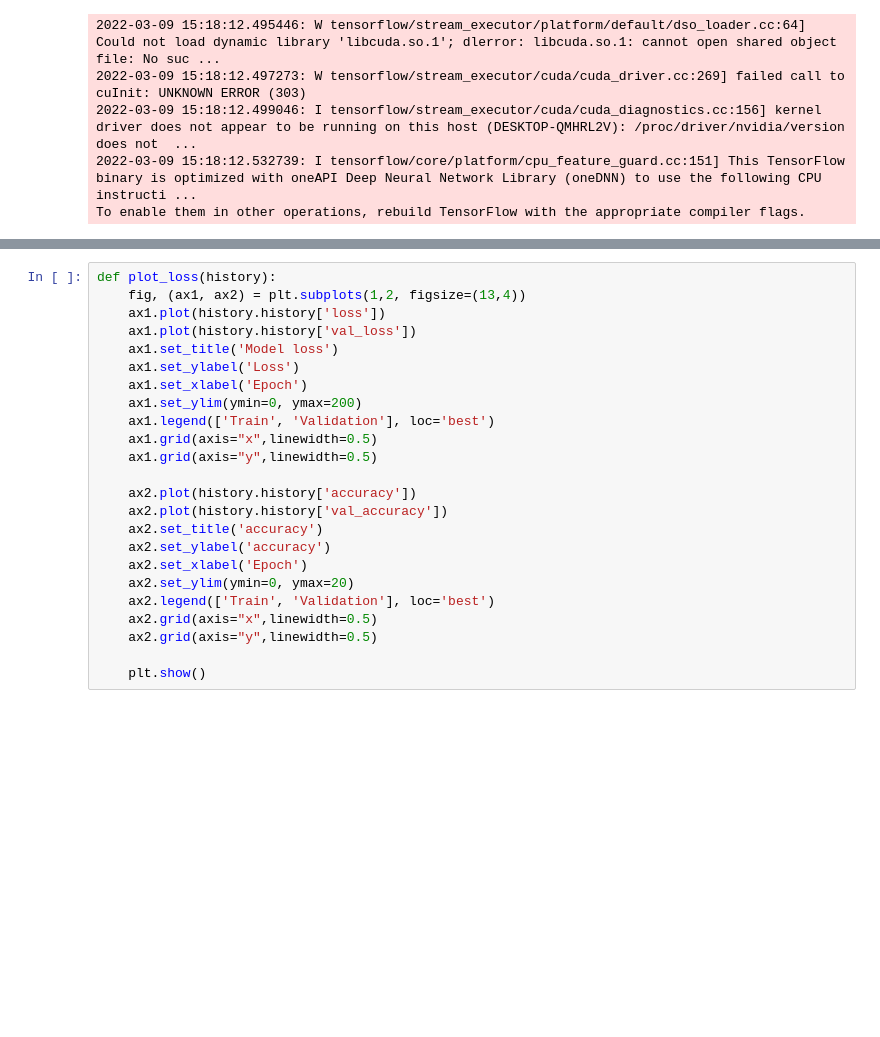
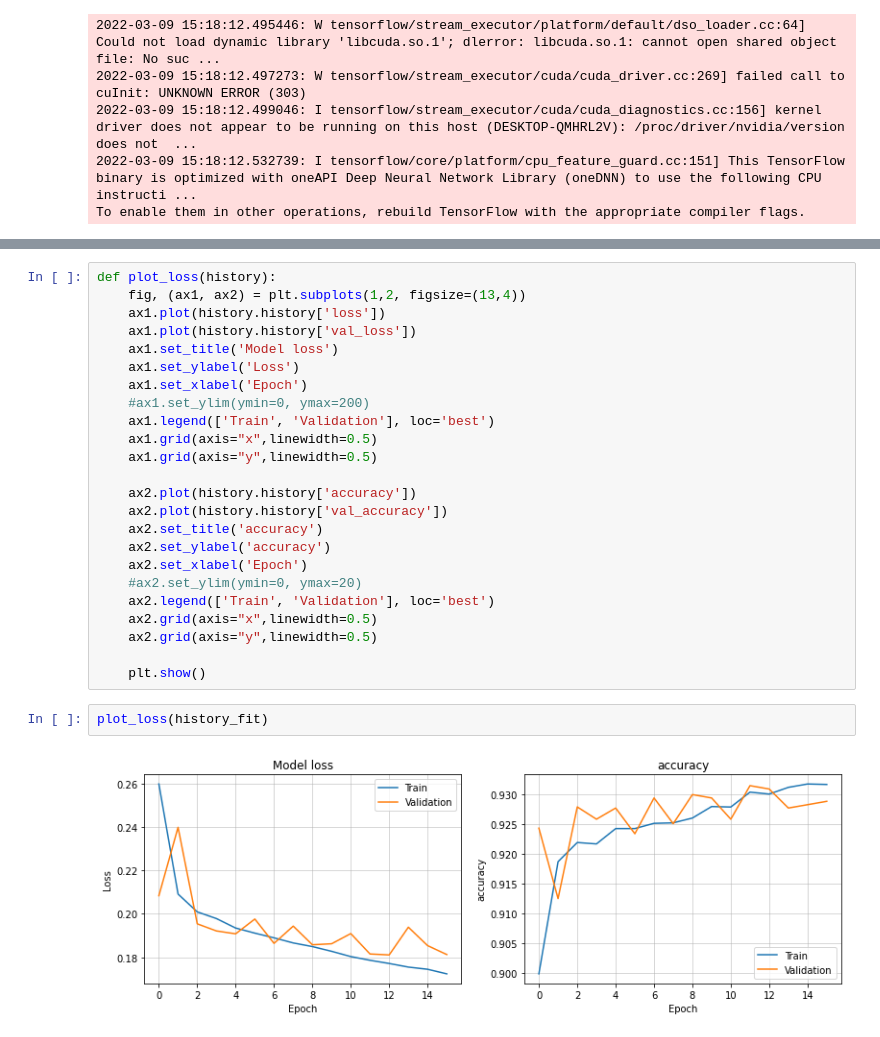
Before and after one commit to JoacoSoulez/Smart-Detector-of-Depressive-Disorder, a Jupyter notebook: notebooks/rnn_word2vec_without_core_words.ipynb, the cells around one changed output, grey strips where cells are left out. Saved outputs shown, nothing was run; the diff lists cells and outputs as text; blank space fills up the shorter version.

```diff
--- a/notebooks/rnn_word2vec_without_core_words.ipynb
+++ b/notebooks/rnn_word2vec_without_core_words.ipynb
@@ -175,7 +186,7 @@ def plot_loss(history):
     ax1.set_title('Model loss')
     ax1.set_ylabel('Loss')
     ax1.set_xlabel('Epoch')
-    ax1.set_ylim(ymin=0, ymax=200)
+    #ax1.set_ylim(ymin=0, ymax=200)
     ax1.legend(['Train', 'Validation'], loc='best')
     ax1.grid(axis="x",linewidth=0.5)
     ax1.grid(axis="y",linewidth=0.5)
@@ -185,9 +196,13 @@ def plot_loss(history):
     ax2.set_title('accuracy')
     ax2.set_ylabel('accuracy')
     ax2.set_xlabel('Epoch')
-    ax2.set_ylim(ymin=0, ymax=20)
+    #ax2.set_ylim(ymin=0, ymax=20)
     ax2.legend(['Train', 'Validation'], loc='best')
     ax2.grid(axis="x",linewidth=0.5)
     ax2.grid(axis="y",linewidth=0.5)
 
     plt.show()
+# %%
+plot_loss(history_fit)
+# %% [output]
+[figure, added]
```
Also changed, not shown: parts of 3 cells of this notebook.
